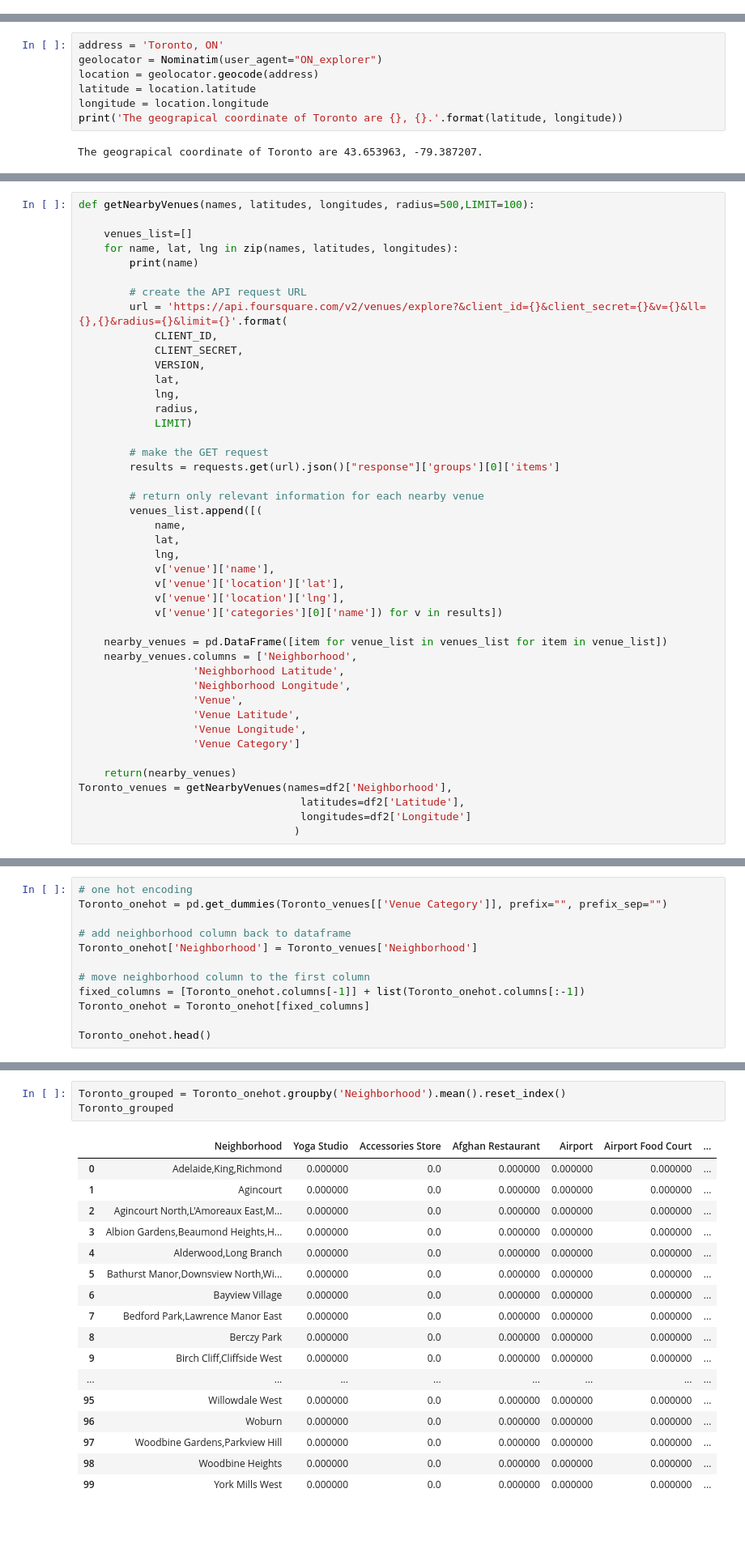
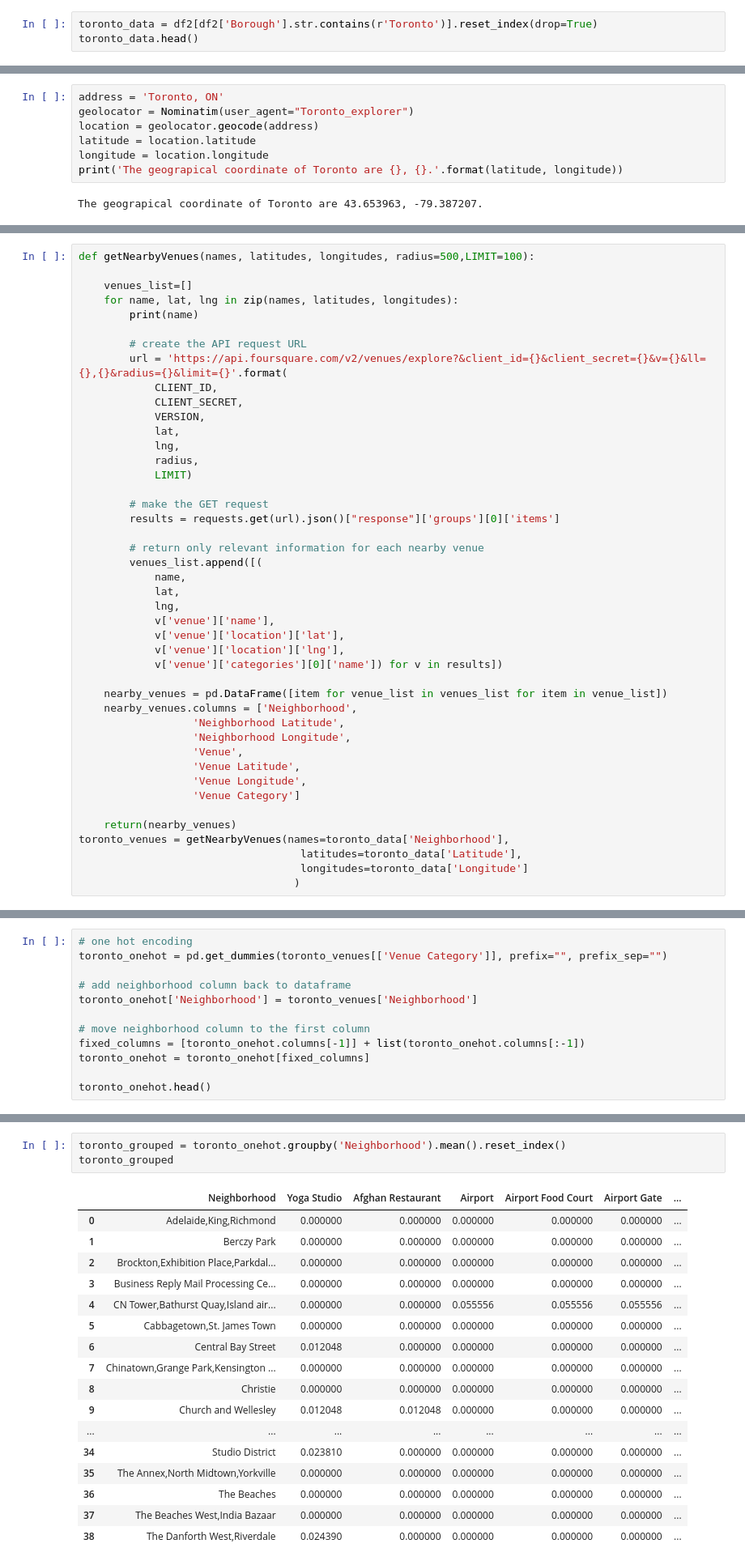
Before and after one commit to jfatema19/Segemntation-and-Clustering-Neighborhoods-of-Toronto, a Jupyter notebook: Capstone Week3 Exam.ipynb, the cells around one changed output, grey strips where cells are left out. Shown at 81% size. Drawn from its saved outputs; the diff is of its cells as text; blank space fills up the shorter version.

```diff
--- a/Capstone Week3 Exam.ipynb
+++ b/Capstone Week3 Exam.ipynb
@@ -94,3 +88,6 @@ df2.head(12)
 | 9 | M1N | Scarborough | Birch Cliff,Cliffside West | 43.692657 | -79.264848 |
 | 10 | M1P | Scarborough | Dorset Park,Scarborough Town Cent... | 43.757410 | -79.273304 |
 | 11 | M1R | Scarborough | Maryvale,Wexford | 43.750072 | -79.295849 |
+# %%
+toronto_data = df2[df2['Borough'].str.contains(r'Toronto')].reset_index(drop=True)
+toronto_data.head()
@@ -100,7 +104,7 @@ df2.head(12)
 ###### Use geopy library to get the latitude and longitude values of Toronto.
 # %%
 address = 'Toronto, ON'
-geolocator = Nominatim(user_agent="ON_explorer")
+geolocator = Nominatim(user_agent="Toronto_explorer")
 location = geolocator.geocode(address)
 latitude = location.latitude
 longitude = location.longitude
@@ -184,8 +186,8 @@ def getNearbyVenues(names, latitudes, longitudes, radius=500,LIMIT=100):
                   'Venue Category']
 
     return(nearby_venues)
-Toronto_venues = getNearbyVenues(names=df2['Neighborhood'],
-                                   latitudes=df2['Latitude'],
-                                   longitudes=df2['Longitude']
+toronto_venues = getNearbyVenues(names=toronto_data['Neighborhood'],
+                                   latitudes=toronto_data['Latitude'],
+                                   longitudes=toronto_data['Longitude']
                                   )
 # %% [output]
@@ -253,14 +254,14 @@ There are 263 uniques categories.
 ## Analyze Each Neighborhood
 # %%
 # one hot encoding
-Toronto_onehot = pd.get_dummies(Toronto_venues[['Venue Category']], prefix="", prefix_sep="")
+toronto_onehot = pd.get_dummies(toronto_venues[['Venue Category']], prefix="", prefix_sep="")
 
 # add neighborhood column back to dataframe
-Toronto_onehot['Neighborhood'] = Toronto_venues['Neighborhood']
+toronto_onehot['Neighborhood'] = toronto_venues['Neighborhood']
 
 # move neighborhood column to the first column
-fixed_columns = [Toronto_onehot.columns[-1]] + list(Toronto_onehot.columns[:-1])
-Toronto_onehot = Toronto_onehot[fixed_columns]
+fixed_columns = [toronto_onehot.columns[-1]] + list(toronto_onehot.columns[:-1])
+toronto_onehot = toronto_onehot[fixed_columns]
 
-Toronto_onehot.head()
+toronto_onehot.head()
 # %% [output]
@@ -279,23 +280,23 @@ Toronto_onehot.shape
 # %% [markdown]
 ##### Next, let's group rows by neighborhood and by taking the mean of the frequency of occurrence of each category
 # %%
-Toronto_grouped = Toronto_onehot.groupby('Neighborhood').mean().reset_index()
-Toronto_grouped
+toronto_grouped = toronto_onehot.groupby('Neighborhood').mean().reset_index()
+toronto_grouped
 # %% [output]
-|  | Neighborhood | Yoga Studio | Accessories Store | Afghan Restaurant | Airport | Airport Food Court | ... |
-| 0 | Adelaide,King,Richmond | 0.000000 | 0.0 | 0.000000 | 0.000000 | 0.000000 | ... |
-| 1 | Agincourt | 0.000000 | 0.0 | 0.000000 | 0.000000 | 0.000000 | ... |
-| 2 | Agincourt North,L'Amoreaux East,M... | 0.000000 | 0.0 | 0.000000 | 0.000000 | 0.000000 | ... |
-| 3 | Albion Gardens,Beaumond Heights,H... | 0.000000 | 0.0 | 0.000000 | 0.000000 | 0.000000 | ... |
-| 4 | Alderwood,Long Branch | 0.000000 | 0.0 | 0.000000 | 0.000000 | 0.000000 | ... |
-| 5 | Bathurst Manor,Downsview North,Wi... | 0.000000 | 0.0 | 0.000000 | 0.000000 | 0.000000 | ... |
-| 6 | Bayview Village | 0.000000 | 0.0 | 0.000000 | 0.000000 | 0.000000 | ... |
-| 7 | Bedford Park,Lawrence Manor East | 0.000000 | 0.0 | 0.000000 | 0.000000 | 0.000000 | ... |
-| 8 | Berczy Park | 0.000000 | 0.0 | 0.000000 | 0.000000 | 0.000000 | ... |
-| 9 | Birch Cliff,Cliffside West | 0.000000 | 0.0 | 0.000000 | 0.000000 | 0.000000 | ... |
+|  | Neighborhood | Yoga Studio | Afghan Restaurant | Airport | Airport Food Court | Airport Gate | ... |
+| 0 | Adelaide,King,Richmond | 0.000000 | 0.000000 | 0.000000 | 0.000000 | 0.000000 | ... |
+| 1 | Berczy Park | 0.000000 | 0.000000 | 0.000000 | 0.000000 | 0.000000 | ... |
+| 2 | Brockton,Exhibition Place,Parkdal... | 0.000000 | 0.000000 | 0.000000 | 0.000000 | 0.000000 | ... |
+| 3 | Business Reply Mail Processing Ce... | 0.000000 | 0.000000 | 0.000000 | 0.000000 | 0.000000 | ... |
+| 4 | CN Tower,Bathurst Quay,Island air... | 0.000000 | 0.000000 | 0.055556 | 0.055556 | 0.055556 | ... |
+| 5 | Cabbagetown,St. James Town | 0.000000 | 0.000000 | 0.000000 | 0.000000 | 0.000000 | ... |
+| 6 | Central Bay Street | 0.012048 | 0.000000 | 0.000000 | 0.000000 | 0.000000 | ... |
+| 7 | Chinatown,Grange Park,Kensington ... | 0.000000 | 0.000000 | 0.000000 | 0.000000 | 0.000000 | ... |
+| 8 | Christie | 0.000000 | 0.000000 | 0.000000 | 0.000000 | 0.000000 | ... |
+| 9 | Church and Wellesley | 0.012048 | 0.012048 | 0.000000 | 0.000000 | 0.000000 | ... |
 | ... | ... | ... | ... | ... | ... | ... | ... |
-| 95 | Willowdale West | 0.000000 | 0.0 | 0.000000 | 0.000000 | 0.000000 | ... |
-| 96 | Woburn | 0.000000 | 0.0 | 0.000000 | 0.000000 | 0.000000 | ... |
-| 97 | Woodbine Gardens,Parkview Hill | 0.000000 | 0.0 | 0.000000 | 0.000000 | 0.000000 | ... |
-| 98 | Woodbine Heights | 0.000000 | 0.0 | 0.000000 | 0.000000 | 0.000000 | ... |
-| 99 | York Mills West | 0.000000 | 0.0 | 0.000000 | 0.000000 | 0.000000 | ... |
+| 34 | Studio District | 0.023810 | 0.000000 | 0.000000 | 0.000000 | 0.000000 | ... |
+| 35 | The Annex,North Midtown,Yorkville | 0.000000 | 0.000000 | 0.000000 | 0.000000 | 0.000000 | ... |
+| 36 | The Beaches | 0.000000 | 0.000000 | 0.000000 | 0.000000 | 0.000000 | ... |
+| 37 | The Beaches West,India Bazaar | 0.000000 | 0.000000 | 0.000000 | 0.000000 | 0.000000 | ... |
+| 38 | The Danforth West,Riverdale | 0.024390 | 0.000000 | 0.000000 | 0.000000 | 0.000000 | ... |
```
Also changed, not shown: parts of 20 cells of this notebook.
